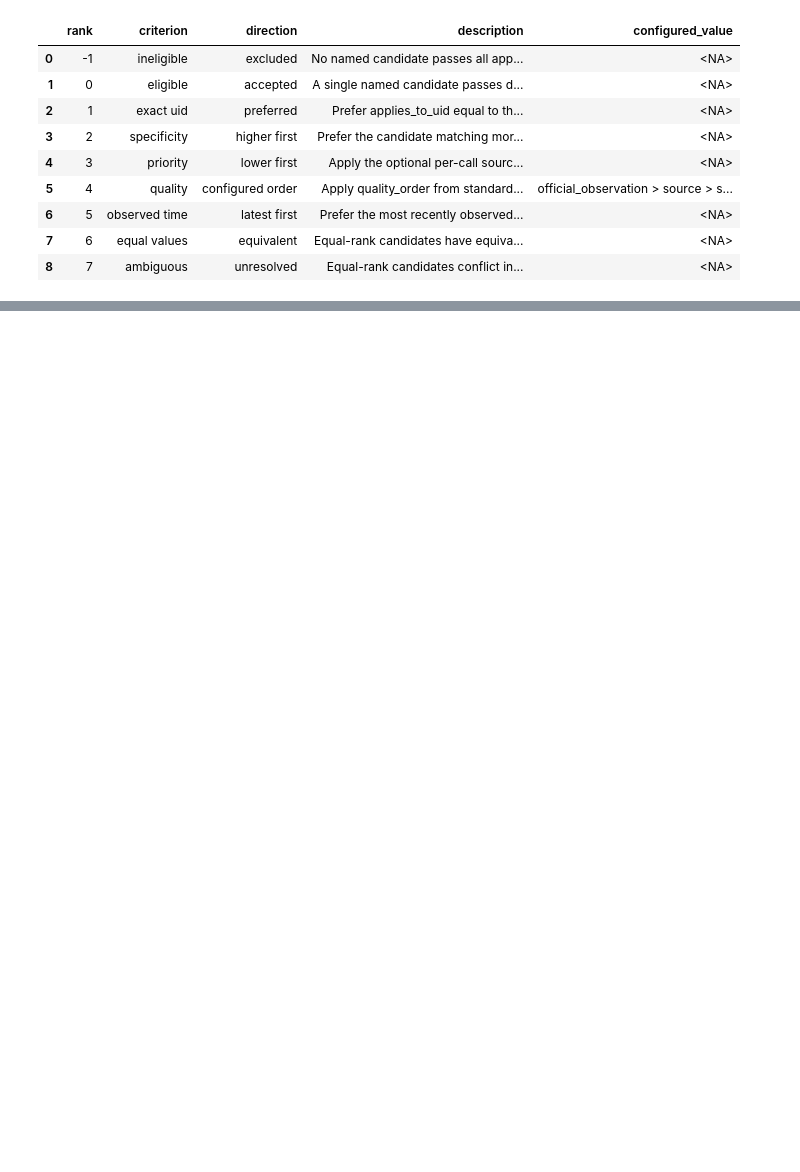
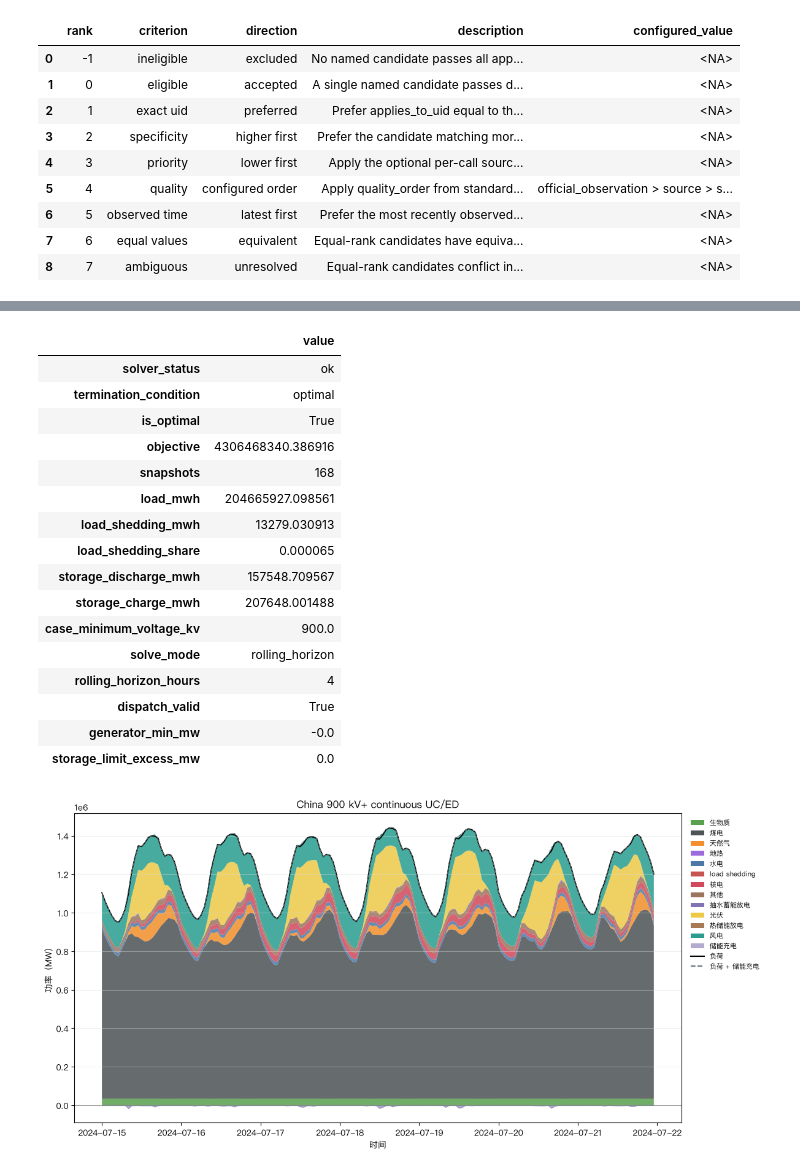
Before and after one commit to yibaoj/GridX, a Jupyter notebook: notebooks/test_layers.ipynb, the cells around one changed output, grey strips where cells are left out. Cells and saved outputs as stored; diff of their text form; code cells hidden in the pictures; blank space fills up the shorter version.

```diff
--- a/notebooks/test_layers.ipynb
+++ b/notebooks/test_layers.ipynb
@@ -156,15 +204,32 @@ for _id, _dataset in (("load", case_data.load), ("resource", case_data.resource)
 # %%
-uc_application = UnitCommitmentApplication(
-    case_data, project_root / "config/uc.toml"
-)
+uc_application = UnitCommitmentApplication(case_data, project_root / "config/uc.toml")
 # uc_result = uc_application.run()  # Rebuild only after selecting an application-scale case.
 uc_result = uc_application.load()
 display(uc_result.summary.to_frame())
 
 uc_figure = uc_result.plot(
     start="2024-07-15 00:00",
     end="2024-07-21 23:00",
     title="China 900 kV+ continuous UC/ED",
 )
 display(uc_figure)
 plt.close(uc_figure)
+# %% [output]
+|  | value |
+| solver_status | ok |
+| termination_condition | optimal |
+| is_optimal | True |
+| objective | 4306468340.386916 |
+| snapshots | 168 |
+| load_mwh | 204665927.098561 |
+| load_shedding_mwh | 13279.030913 |
+| load_shedding_share | 0.000065 |
+| storage_discharge_mwh | 157548.709567 |
+| storage_charge_mwh | 207648.001488 |
+| case_minimum_voltage_kv | 900.0 |
+| solve_mode | rolling_horizon |
+| rolling_horizon_hours | 4 |
+| dispatch_valid | True |
+| generator_min_mw | -0.0 |
+| storage_limit_excess_mw | 0.0 |
+[figure, added]
```
Also changed, not shown: parts of 7 cells of this notebook, 20 other files.
